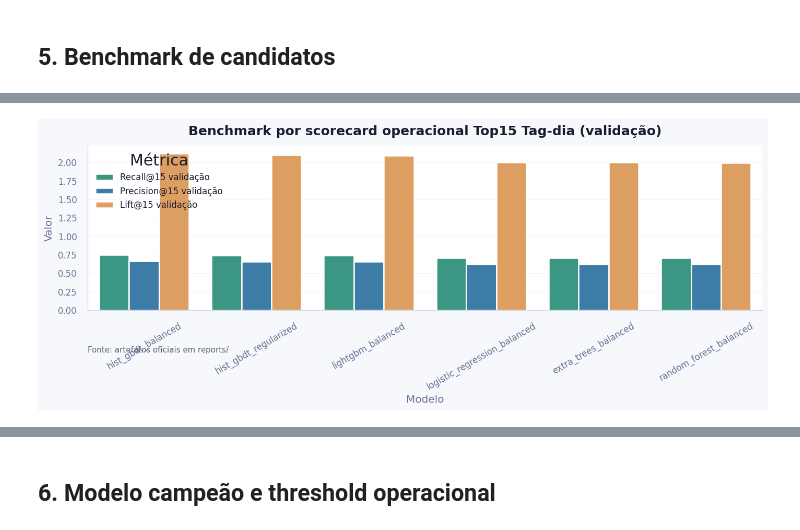
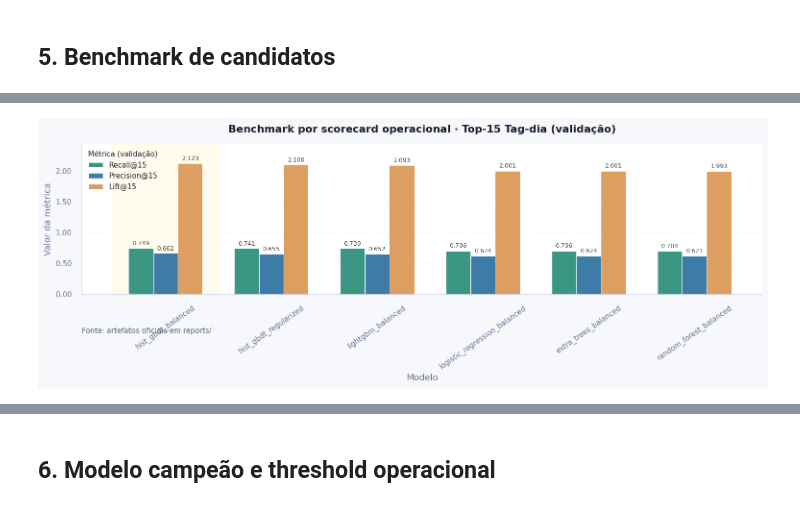
Before and after one commit to LuccaRomagnolli/Projeto-Vale, a Jupyter notebook: notebooks/main.ipynb, the cells around one changed output, grey strips where cells are left out. Cells and saved outputs as stored; diff of their text form; code cells hidden in the pictures.

```diff
--- a/notebooks/main.ipynb
+++ b/notebooks/main.ipynb
@@ -475,6 +475,7 @@ display(Markdown(
 # %% [markdown]
 ## 5. Benchmark de candidatos
 # %%
+# ── Benchmark table ──────────────────────────────────────────────────────────
 bench_cols = [
     'model_name',
     'val_top15_precision_at_k',
@@ -485,56 +486,102 @@ bench_cols = [
     'test_top15_lift_vs_random',
     'val_auc_pr',
 ]
+
 bench = benchmark_df[bench_cols].copy()
 bench = bench.sort_values(
     ['val_top15_recall_at_k', 'val_top15_precision_at_k', 'val_top15_lift_vs_random', 'val_auc_pr'],
-    ascending=[False, False, False, False],
+    ascending=False,
 )
 
 rename_cols = {
-    'val_top15_precision_at_k': 'Val Precision@15',
-    'val_top15_recall_at_k': 'Val Recall@15',
-    'val_top15_lift_vs_random': 'Val Lift@15',
+    'val_top15_precision_at_k':  'Val Precision@15',
+    'val_top15_recall_at_k':     'Val Recall@15',
+    'val_top15_lift_vs_random':  'Val Lift@15',
     'test_top15_precision_at_k': 'Test Precision@15',
-    'test_top15_recall_at_k': 'Test Recall@15',
+    'test_top15_recall_at_k':    'Test Recall@15',
     'test_top15_lift_vs_random': 'Test Lift@15',
-    'val_auc_pr': 'Val AUC-PR técnica',
+    'val_auc_pr':                'Val AUC-PR',
 }
-display(bench.rename(columns=rename_cols))
 
-fig, ax = plt.subplots(figsize=(12, 5))
+display(bench.rename(columns=rename_cols).style.format(precision=4))
+
+# ── Plot ──────────────────────────────────────────────────────────────────────
+metric_map = {
+    'val_top15_recall_at_k':     ('Recall@15',    PALETTE['teal']),
+    'val_top15_precision_at_k':  ('Precision@15', PALETTE['blue']),
+    'val_top15_lift_vs_random':  ('Lift@15',      PALETTE['orange']),
+}
+
 plot_df = bench.melt(
     id_vars='model_name',
-    value_vars=['val_top15_recall_at_k', 'val_top15_precision_at_k', 'val_top15_lift_vs_random'],
-    var_name='Métrica',
+    value_vars=list(metric_map.keys()),
+    var_name='metric_key',
     value_name='Valor',
 )
-metric_labels = {
-    'val_top15_recall_at_k': 'Recall@15 validação',
-    'val_top15_precision_at_k': 'Precision@15 validação',
-    'val_top15_lift_vs_random': 'Lift@15 validação',
-}
-plot_df['Métrica'] = plot_df['Métrica'].map(metric_labels)
+plot_df['Métrica'] = plot_df['metric_key'].map({k: v[0] for k, v in metric_map.items()})
+palette  = {v[0]: v[1] for v in metric_map.values()}
+order    = bench['model_name'].tolist()           # mantém ordem do ranking
+
+fig, ax = plt.subplots(figsize=(13, 5))
+
 sns.barplot(
     data=plot_df,
     x='model_name',
     y='Valor',
     hue='Métrica',
-    palette=[PALETTE['teal'], PALETTE['blue'], PALETTE['orange']],
+    palette=palette,
+    order=order,
     ax=ax,
+    width=0.7,
+    edgecolor='white',
+    linewidth=0.6,
 )
-ax.set_title('Benchmark por scorecard operacional Top15 Tag-dia (validação)')
-ax.set_xlabel('Modelo')
-ax.tick_params(axis='x', rotation=30)
+
+# ── Rótulos de valor sobre cada barra ────────────────────────────────────────
+for container in ax.containers:
+    ax.bar_label(
+        container,
+        fmt='%.3f',
+        label_type='edge',
+        fontsize=7.5,
+        padding=2,
+        color='#444',
+    )
+
+# ── Linha de referência: recall do modelo aleatório (lift = 1 → recall = base rate)
+# Comente a linha abaixo se não quiser ou ajuste o valor
+# ax.axhline(y=base_rate, color='grey', lw=1, ls='--', label='Random baseline')
+
+# ── Estética ──────────────────────────────────────────────────────────────────
+ax.set_title(
+    'Benchmark por scorecard operacional · Top-15 Tag-dia (validação)',
+    fontsize=13, fontweight='bold', pad=14,
+)
+ax.set_xlabel('Modelo', fontsize=11)
+ax.set_ylabel('Valor da métrica', fontsize=11)
+ax.tick_params(axis='x', rotation=35, labelsize=9)
+ax.tick_params(axis='y', labelsize=9)
+ax.yaxis.set_major_formatter(plt.FuncFormatter(lambda x, _: f'{x:.2f}'))
+ax.set_ylim(0, plot_df['Valor'].max() * 1.15)   # espaço para rótulos
+ax.spines[['top', 'right']].set_visible(False)
+ax.grid(axis='y', alpha=0.35, linestyle='--', lw=0.7)
+ax.legend(title='Métrica (validação)', title_fontsize=9, fontsize=9, framealpha=0.6)
+
+# Destaque visual no modelo campeão (primeira barra de cada grupo)
+ax.axvspan(-0.5, 0.5, color='gold', alpha=0.07, zorder=0, label='_nolegend_')
+
 add_source_note(ax)
 plt.tight_layout()
 plt.show()
 
+# ── Insight ───────────────────────────────────────────────────────────────────
 display(Markdown(
-    f"**Insight + implicação operacional:** o campeão foi `{winner_name}` por "
-    f"`Recall@Top15 validação={winner_val_recall_top15:.4f}`, com "
-    f"`Precision@Top15={winner_val_precision_top15:.4f}` e "
-    f"`Lift@Top15={winner_val_lift_top15:.4f}`; AUC-PR (`{winner_val_auc_pr:.4f}`) fica como diagnóstico técnico auxiliar."
+    f"**Insight + implicação operacional:** o modelo campeão foi **`{winner_name}`**, "
+    f"com **Recall@Top15 = `{winner_val_recall_top15:.4f}`** na validação — "
+    f"captura {winner_val_recall_top15:.1%} dos positivos verdadeiros dentro dos 15 primeiros. "
+    f"A **Precision@15 = `{winner_val_precision_top15:.4f}`** e o "
+    f"**Lift@15 = `{winner_val_lift_top15:.2f}×`** confirmam ganho expressivo sobre amostragem aleatória. "
+    f"O AUC-PR (`{winner_val_auc_pr:.4f}`) serve como diagnóstico técnico auxiliar de discriminação global."
 ))
 # %% [output]
 |  | model_name | Val Precision@15 | Val Recall@15 | Val Lift@15 | Test Precision@15 | Test Recall@15 | ... |
@@ -547 +594 @@ display(Markdown(
-[figure, old version]
+[figure, new version]
```
Also changed, not shown: parts of 2 cells of this notebook, 9 other files.
